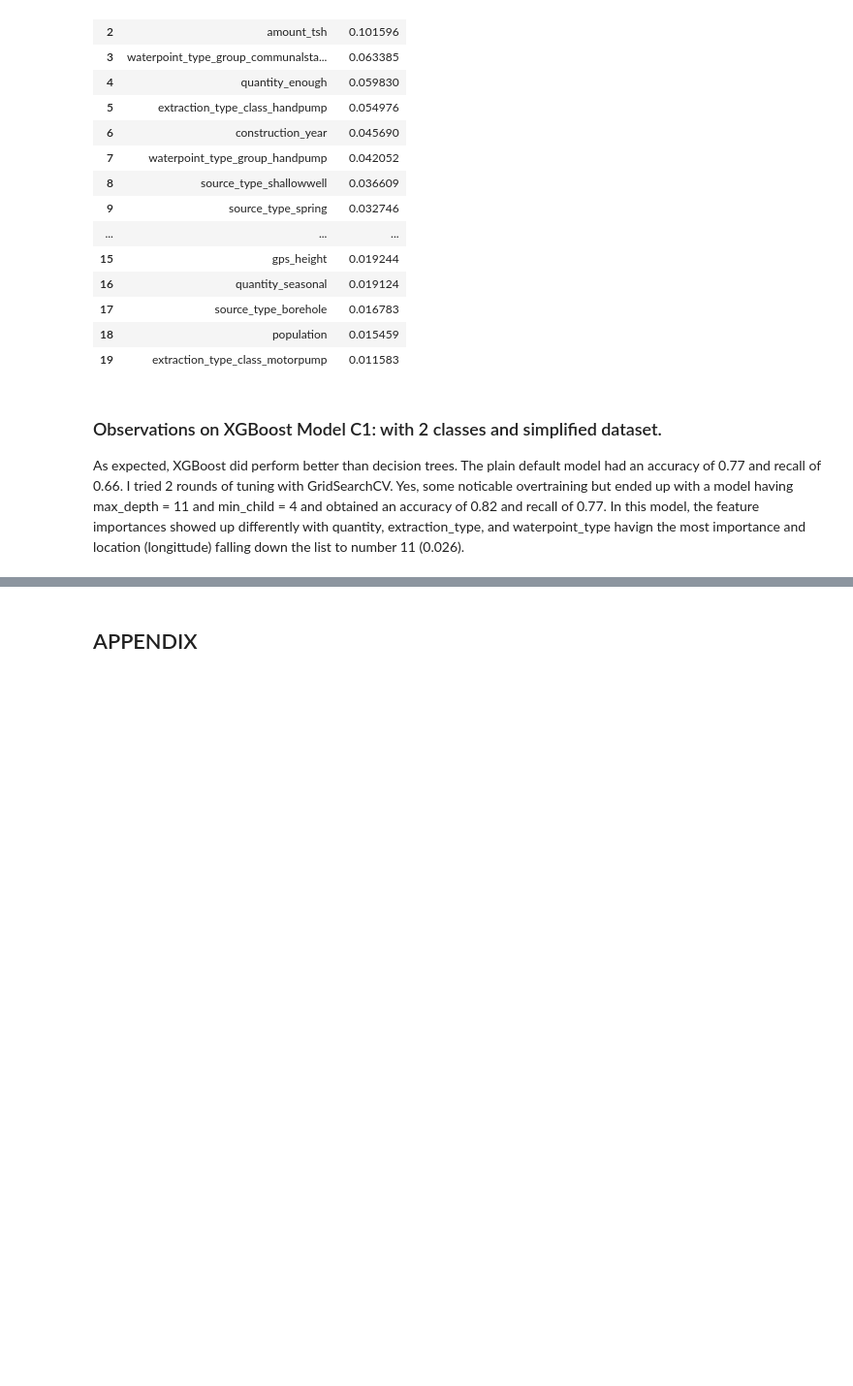
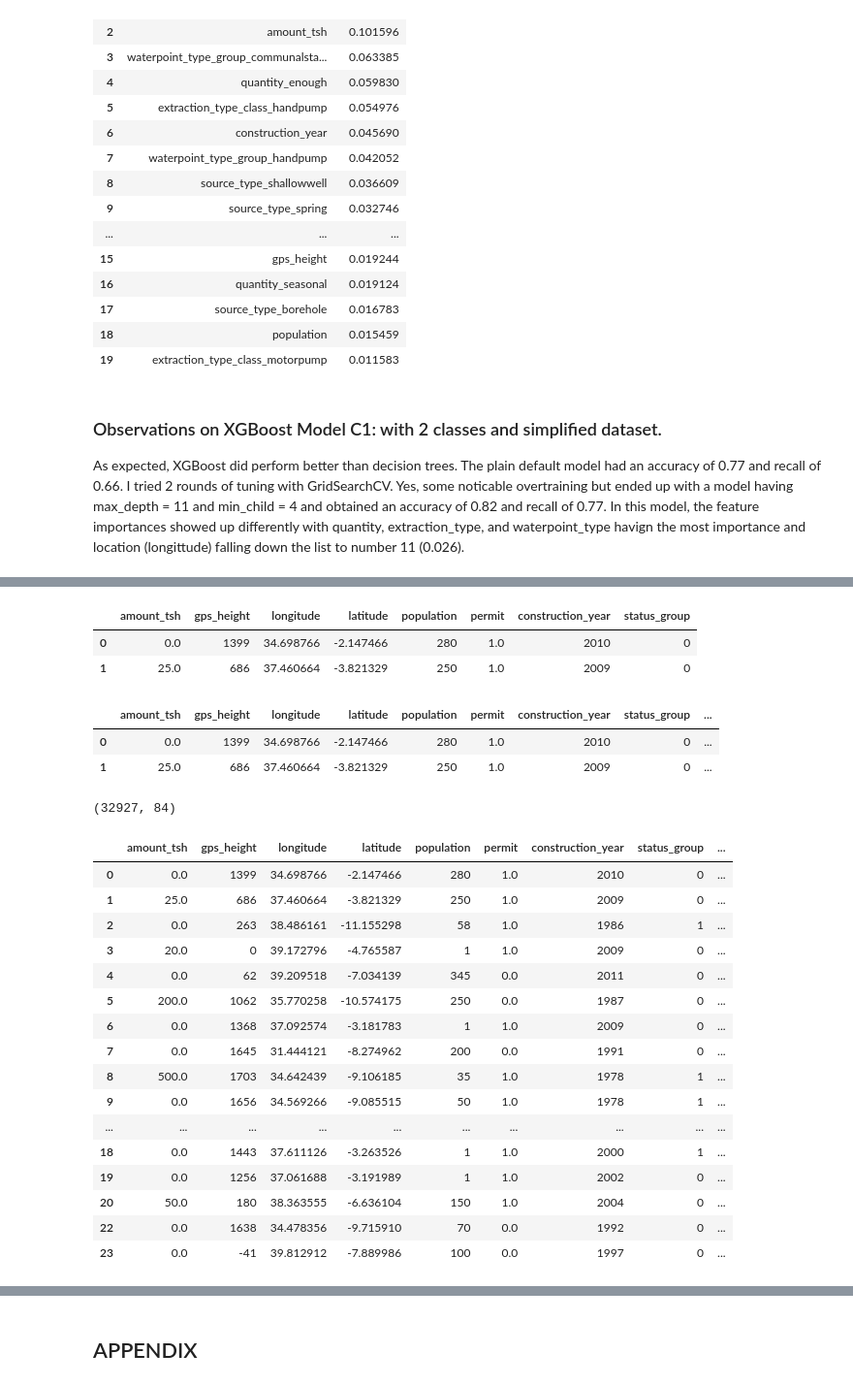
Before and after one commit to markp-rankin/Water-Well-Classification, a Jupyter notebook: Water-Well-Classification-PT2.ipynb, the cells around one changed output, grey strips where cells are left out. Shown at 97% size. Saved outputs shown, nothing was run; the diff lists cells and outputs as text; code cells hidden in the pictures; blank space fills up the shorter version.

```diff
--- a/Water-Well-Classification-PT2.ipynb
+++ b/Water-Well-Classification-PT2.ipynb
@@ -923,0 +1016,41 @@ For the **Target variable classes** there are also a few approaches to try:
+# %%
+# Need to remove the extra index column.
+raw_df4 = raw_df3.drop(columns=['Unnamed: 0'], axis=1)
+raw_df4.head(2)
+# %% [output]
+|  | amount_tsh | gps_height | longitude | latitude | population | permit | construction_year | status_group |
+| 0 | 0.0 | 1399 | 34.698766 | -2.147466 | 280 | 1.0 | 2010 | 0 |
+| 1 | 25.0 | 686 | 37.460664 | -3.821329 | 250 | 1.0 | 2009 | 0 |
+# %%
+# Combine data frames back together
+data_redux2 = pd.concat([raw_df4, categorical_dummies2], axis=1)
+print(data_redux2.shape)
+data_redux2.head(2)
+# %% [output]
+|  | amount_tsh | gps_height | longitude | latitude | population | permit | construction_year | status_group | ... |
+| 0 | 0.0 | 1399 | 34.698766 | -2.147466 | 280 | 1.0 | 2010 | 0 | ... |
+| 1 | 25.0 | 686 | 37.460664 | -3.821329 | 250 | 1.0 | 2009 | 0 | ... |
+# %%
+# Need to cut out class 2 of status_group (aka eliminate rows)
+data_redux3 = data_redux2.loc[data_redux2['status_group'] < 2]
+print(data_redux3.shape)
+data_redux3.head(20)
+# %% [output]
+(32927, 84)
+|  | amount_tsh | gps_height | longitude | latitude | population | permit | construction_year | status_group | ... |
+| 0 | 0.0 | 1399 | 34.698766 | -2.147466 | 280 | 1.0 | 2010 | 0 | ... |
+| 1 | 25.0 | 686 | 37.460664 | -3.821329 | 250 | 1.0 | 2009 | 0 | ... |
+| 2 | 0.0 | 263 | 38.486161 | -11.155298 | 58 | 1.0 | 1986 | 1 | ... |
+| 3 | 20.0 | 0 | 39.172796 | -4.765587 | 1 | 1.0 | 2009 | 0 | ... |
+| 4 | 0.0 | 62 | 39.209518 | -7.034139 | 345 | 0.0 | 2011 | 0 | ... |
+| 5 | 200.0 | 1062 | 35.770258 | -10.574175 | 250 | 0.0 | 1987 | 0 | ... |
+| 6 | 0.0 | 1368 | 37.092574 | -3.181783 | 1 | 1.0 | 2009 | 0 | ... |
+| 7 | 0.0 | 1645 | 31.444121 | -8.274962 | 200 | 0.0 | 1991 | 0 | ... |
+| 8 | 500.0 | 1703 | 34.642439 | -9.106185 | 35 | 1.0 | 1978 | 1 | ... |
+| 9 | 0.0 | 1656 | 34.569266 | -9.085515 | 50 | 1.0 | 1978 | 1 | ... |
+| ... | ... | ... | ... | ... | ... | ... | ... | ... | ... |
+| 18 | 0.0 | 1443 | 37.611126 | -3.263526 | 1 | 1.0 | 2000 | 1 | ... |
+| 19 | 0.0 | 1256 | 37.061688 | -3.191989 | 1 | 1.0 | 2002 | 0 | ... |
+| 20 | 50.0 | 180 | 38.363555 | -6.636104 | 150 | 1.0 | 2004 | 0 | ... |
+| 22 | 0.0 | 1638 | 34.478356 | -9.715910 | 70 | 0.0 | 1992 | 0 | ... |
+| 23 | 0.0 | -41 | 39.812912 | -7.889986 | 100 | 0.0 | 1997 | 0 | ... |
```
Also changed, not shown: parts of 57 cells of this notebook.
